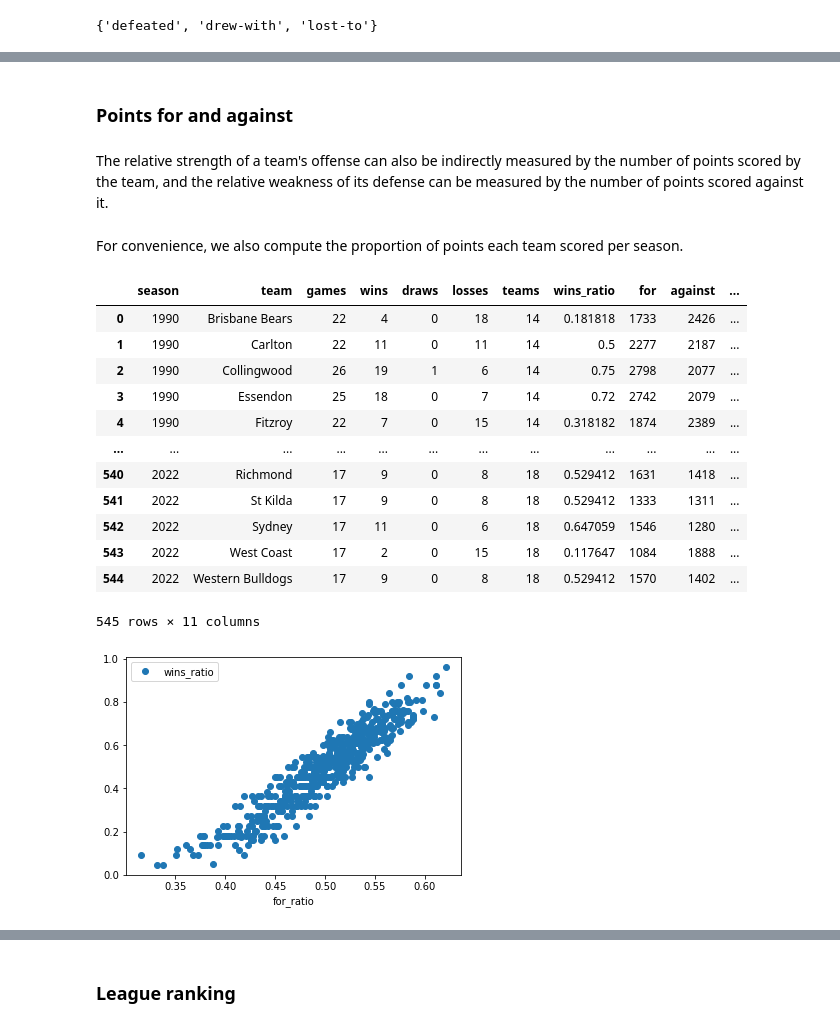
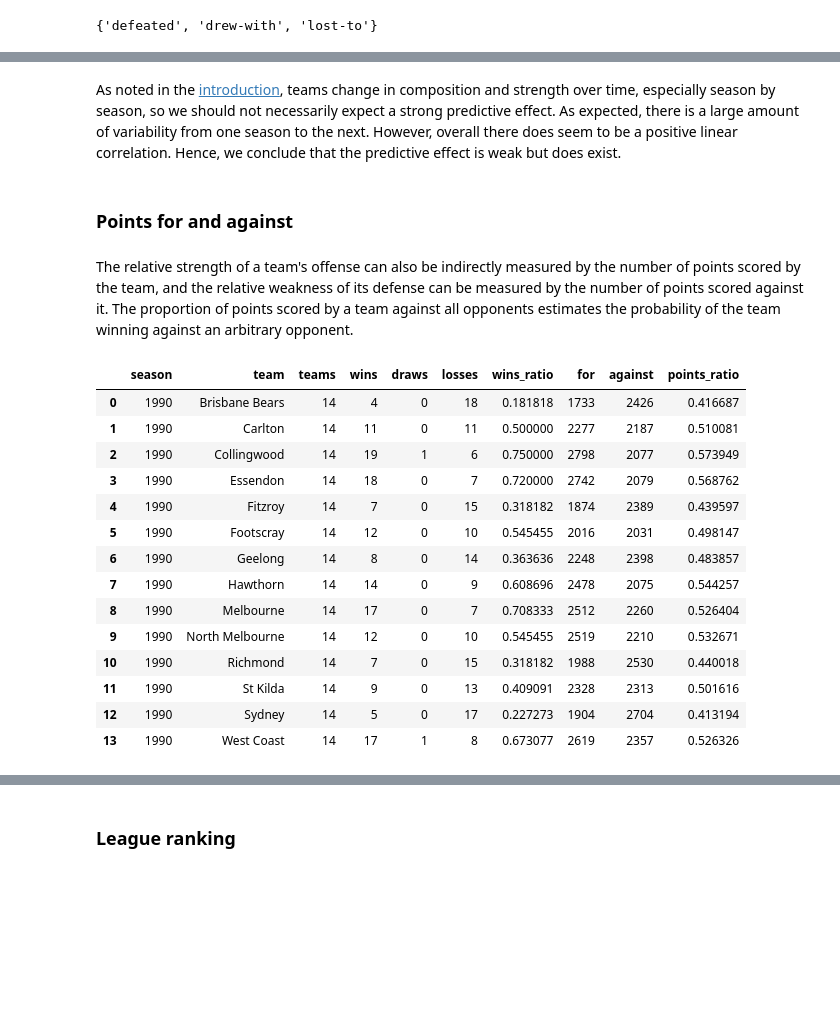
Before and after one commit to gaj67/gaj-data-science, a Jupyter notebook: AFL/notebooks/3_feature_extraction.ipynb, the cells around one changed output, grey strips where cells are left out. Cells and saved outputs as stored; diff of their text form; code cells hidden in the pictures; blank space fills up the shorter version.

```diff
--- a/AFL/notebooks/3_feature_extraction.ipynb
+++ b/AFL/notebooks/3_feature_extraction.ipynb
@@ -46,0 +57,30 @@ Hence, the total number of games played per team per season will typically vary.
+# %%
+def get_season_matches(df_matches, season):
+    """
+    Obtains a single season of matches.
+    """
+    return df_matches[df_matches.season == season]
+# %%
+def init_team_features(df_season_matches):
+    """
+    Initialises the team features for one season of matches.
+    """
+    if len(df_season_matches) == 0:
+        season = 0
+        teams = []
+    else:
+        season = df_season_matches.season.values[0]
+        teams = sorted(set(df_season_matches.for_team) | set(df_season_matches.against_team))
+    num_teams = len(teams)
+    return pd.DataFrame({
+        'season': [season] * num_teams,
+        'team': teams,
+        'teams': [num_teams] * num_teams
+    })
+# %%
+all_seasons = sorted(set(df_matches.season))
+# %%
+d_features = dict()
+for season in all_seasons:
+    df_season_matches = get_season_matches(df_matches, season)
+    d_features[season] = init_team_features(df_season_matches)
@@ -115,4 +206,11 @@ df_seasonal
+# %% [markdown]
+As noted in the
+[introduction](1_introduction.ipynb#Temporal-heterogeneity "Section: Temporal heterogeneity"),
+teams change in composition and strength over time, especially season by season, so we should not necessarily expect a strong predictive effect.
+As expected, there is a large amount of variability from one season to the next. However, overall there does seem to be a positive linear correlation. Hence, we conclude that the predictive effect is weak but does exist.
 # %% [markdown]
 ### Points for and against
 # %% [markdown]
 The relative strength of a team's offense can also be indirectly measured by the number of points scored by the team, and the relative weakness of its defense can be measured by the number of points scored against it.
+The proportion of points scored by a team against all opponents estimates the probability of the team
+winning against an arbitrary opponent.
@@ -138,2 +216,0 @@ df_seasonal.reset_index(inplace=True)
-# %% [markdown]
-For convenience, we also compute the proportion of points each team scored per season.
@@ -144,20 +245,18 @@ df_seasonal['for_ratio'] = for_scores / (for_scores + against_scores)
 # %%
-df_seasonal
+d_features[all_seasons[0]]
 # %% [output]
-|  | season | team | games | wins | draws | losses | teams | wins_ratio | for | against | ... |
-| 0 | 1990 | Brisbane Bears | 22 | 4 | 0 | 18 | 14 | 0.181818 | 1733 | 2426 | ... |
-| 1 | 1990 | Carlton | 22 | 11 | 0 | 11 | 14 | 0.5 | 2277 | 2187 | ... |
-| 2 | 1990 | Collingwood | 26 | 19 | 1 | 6 | 14 | 0.75 | 2798 | 2077 | ... |
-| 3 | 1990 | Essendon | 25 | 18 | 0 | 7 | 14 | 0.72 | 2742 | 2079 | ... |
-| 4 | 1990 | Fitzroy | 22 | 7 | 0 | 15 | 14 | 0.318182 | 1874 | 2389 | ... |
-| ... | ... | ... | ... | ... | ... | ... | ... | ... | ... | ... | ... |
-| 540 | 2022 | Richmond | 17 | 9 | 0 | 8 | 18 | 0.529412 | 1631 | 1418 | ... |
-| 541 | 2022 | St Kilda | 17 | 9 | 0 | 8 | 18 | 0.529412 | 1333 | 1311 | ... |
-| 542 | 2022 | Sydney | 17 | 11 | 0 | 6 | 18 | 0.647059 | 1546 | 1280 | ... |
-| 543 | 2022 | West Coast | 17 | 2 | 0 | 15 | 18 | 0.117647 | 1084 | 1888 | ... |
-| 544 | 2022 | Western Bulldogs | 17 | 9 | 0 | 8 | 18 | 0.529412 | 1570 | 1402 | ... |
+|  | season | team | teams | wins | draws | losses | wins_ratio | for | against | points_ratio |
+| 0 | 1990 | Brisbane Bears | 14 | 4 | 0 | 18 | 0.181818 | 1733 | 2426 | 0.416687 |
+| 1 | 1990 | Carlton | 14 | 11 | 0 | 11 | 0.500000 | 2277 | 2187 | 0.510081 |
+| 2 | 1990 | Collingwood | 14 | 19 | 1 | 6 | 0.750000 | 2798 | 2077 | 0.573949 |
+| 3 | 1990 | Essendon | 14 | 18 | 0 | 7 | 0.720000 | 2742 | 2079 | 0.568762 |
+| 4 | 1990 | Fitzroy | 14 | 7 | 0 | 15 | 0.318182 | 1874 | 2389 | 0.439597 |
+| 5 | 1990 | Footscray | 14 | 12 | 0 | 10 | 0.545455 | 2016 | 2031 | 0.498147 |
+| 6 | 1990 | Geelong | 14 | 8 | 0 | 14 | 0.363636 | 2248 | 2398 | 0.483857 |
+| 7 | 1990 | Hawthorn | 14 | 14 | 0 | 9 | 0.608696 | 2478 | 2075 | 0.544257 |
+| 8 | 1990 | Melbourne | 14 | 17 | 0 | 7 | 0.708333 | 2512 | 2260 | 0.526404 |
+| 9 | 1990 | North Melbourne | 14 | 12 | 0 | 10 | 0.545455 | 2519 | 2210 | 0.532671 |
+| 10 | 1990 | Richmond | 14 | 7 | 0 | 15 | 0.318182 | 1988 | 2530 | 0.440018 |
+| 11 | 1990 | St Kilda | 14 | 9 | 0 | 13 | 0.409091 | 2328 | 2313 | 0.501616 |
+| 12 | 1990 | Sydney | 14 | 5 | 0 | 17 | 0.227273 | 1904 | 2704 | 0.413194 |
+| 13 | 1990 | West Coast | 14 | 17 | 1 | 8 | 0.673077 | 2619 | 2357 | 0.526326 |
-545 rows × 11 columns
-# %%
-ax = df_seasonal.plot(x='for_ratio', y='wins_ratio', style='o')
-# %% [output]
-[figure, removed]
```
Also changed, not shown: parts of 82 cells of this notebook.
